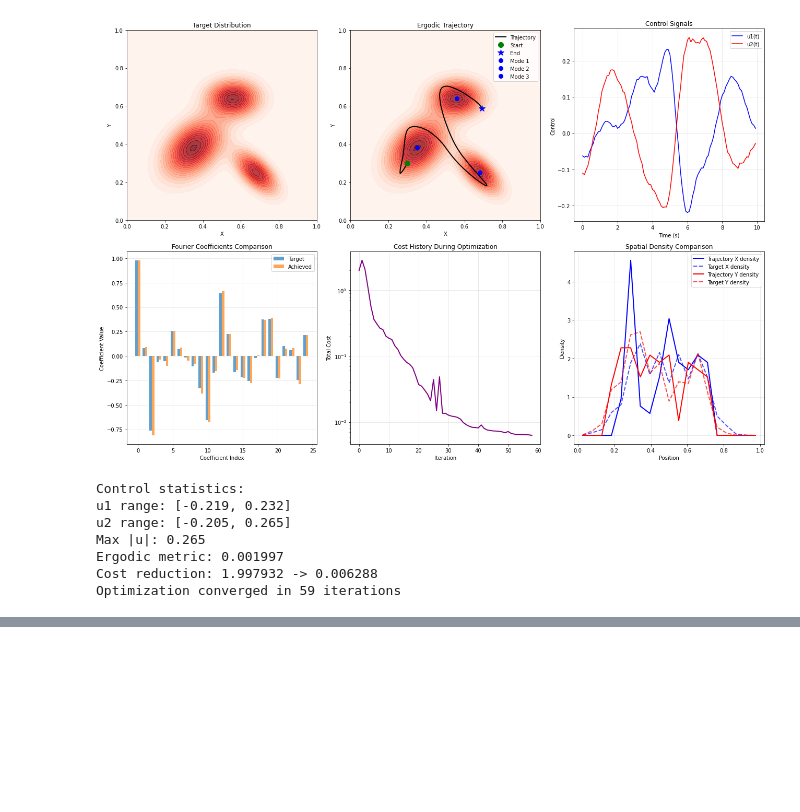
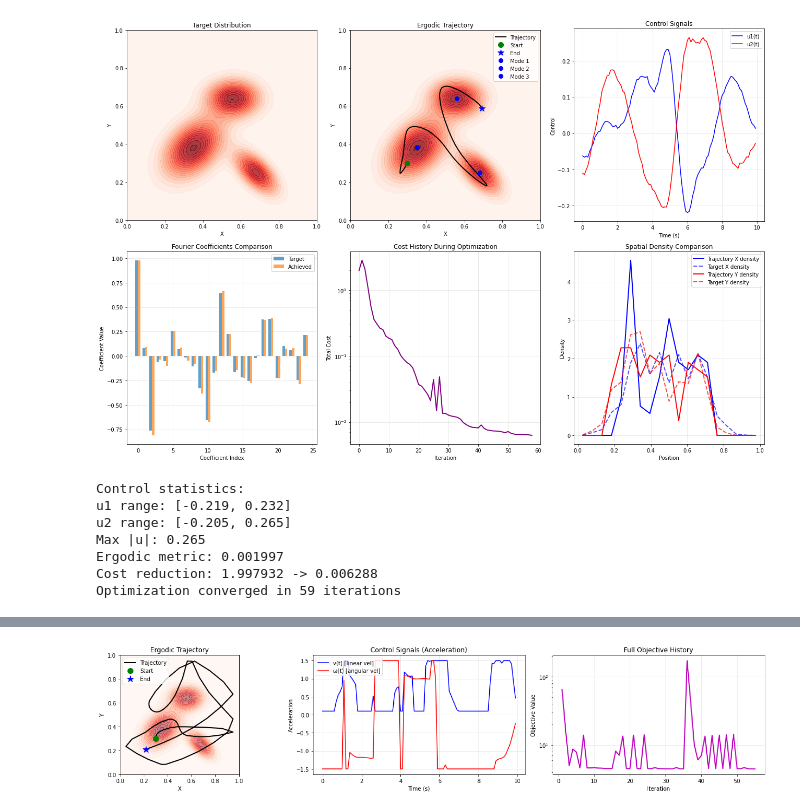
Before and after one commit to wengmister/me455, a Jupyter notebook: hw5/hw5.ipynb, the cells around one changed output, grey strips where cells are left out. Drawn from its saved outputs; the diff is of its cells as text; code cells hidden in the pictures; blank space fills up the shorter version.

```diff
--- a/hw5/hw5.ipynb
+++ b/hw5/hw5.ipynb
@@ -360,0 +1403,48 @@ plt.show()
+# %%
+# --- Plot: Ergodic Trajectory, Control Signals (Acceleration), and Full Objective History ---
+
+fig, axes = plt.subplots(1, 3, figsize=(18, 4))
+
+# 1. Ergodic Trajectory
+ax = axes[0]
+pdf_vals = pdf(grids)
+ax.contourf(grids_x, grids_y, pdf_vals.reshape(grids_x.shape), levels=20, cmap='Reds', alpha=0.5)
+ax.plot(pos_final[:, 0], pos_final[:, 1], 'k-', lw=2, label='Trajectory')
+ax.plot(x0[0], x0[1], 'go', markersize=10, label='Start')
+ax.plot(pos_final[-1, 0], pos_final[-1, 1], 'b*', markersize=12, label='End')
+ax.set_title('Ergodic Trajectory')
+ax.set_xlabel('X')
+ax.set_ylabel('Y')
+ax.legend()
+ax.set_aspect('equal')
+
+# 2. Control Signals (Acceleration)
+ax = axes[1]
+ax.plot(tlist, u_final[:, 0], 'b-', lw=1.5, label='v(t) [linear vel]')
+ax.plot(tlist, u_final[:, 1], 'r-', lw=1.5, label='ω(t) [angular vel]')
+ax.set_title('Control Signals (Acceleration)')
+ax.set_xlabel('Time (s)')
+ax.set_ylabel('Acceleration')
+ax.legend()
+ax.grid(True, alpha=0.3)
+
+# 3. Full Objective (Cost) History
+ax = axes[2]
+if len(cost_history) > 1:
+    ax.plot(np.arange(1, len(cost_history)+1), cost_history, color='m', lw=2)
+    ax.set_title('Full Objective History')
+    ax.set_xlabel('Iteration')
+    ax.set_ylabel('Objective Value')
+    ax.grid(True, alpha=0.3)
+    ax.set_yscale('log')
+else:
+    ax.axhline(final_ergodic_metric, color='m', lw=2, label='Final Objective')
+    ax.set_title('Objective Value')
+    ax.set_xlabel('Iteration')
+    ax.set_ylabel('Objective Value')
+    ax.legend()
+
+plt.tight_layout()
+plt.show()
+# %% [output]
+[figure, added]
```
Also changed, not shown: parts of 5 cells of this notebook, 5 other files.
